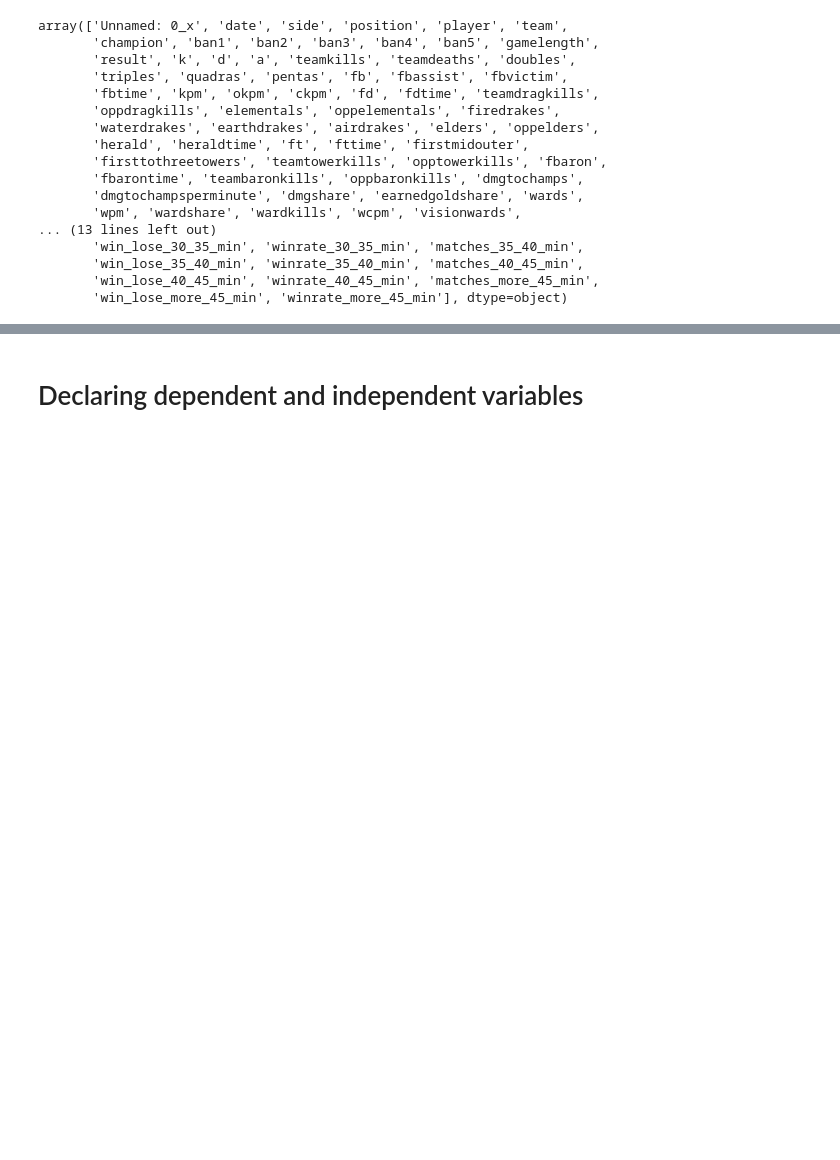
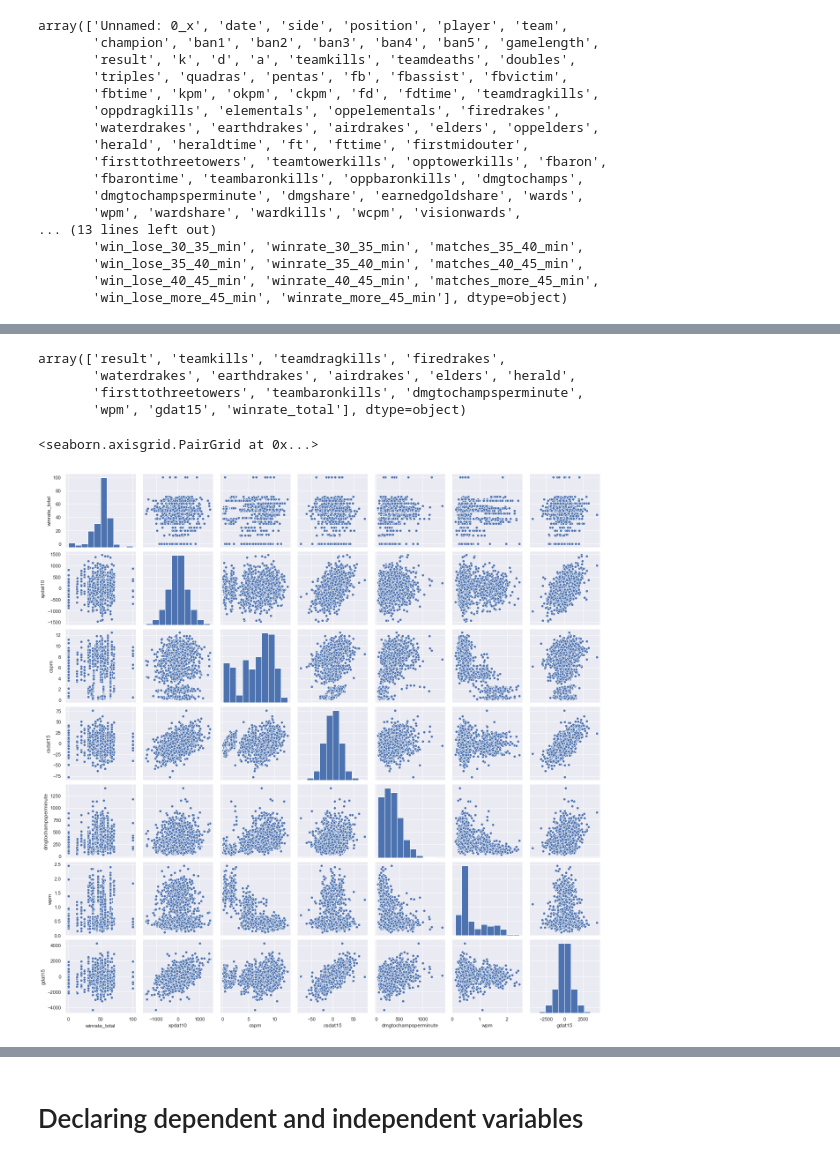
Before and after one commit to devin-cao/LoL-2019-World-Championship, a Jupyter notebook: League of Legends 2019 Worlds Analysis.ipynb, the cells around one changed output, grey strips where cells are left out. Drawn from its saved outputs; the diff is of its cells as text; code cells hidden in the pictures; blank space fills up the shorter version.

```diff
--- a/League of Legends 2019 Worlds Analysis.ipynb
+++ b/League of Legends 2019 Worlds Analysis.ipynb
@@ -93,14 +130,7 @@ array(['Unnamed: 0_x', 'date', 'side', 'position', 'player', 'team',
 # %%
 #Dropping unwanted data columns
 data = data.drop(['Unnamed: 0_x', 'date', 'ban1', 'ban2', 'ban3', 'ban4', 'ban5', 'fbassist', 'fbvictim',
-       'fbtime', 'kpm', 'okpm', 'ckpm', 'fd', 'fdtime', 'elementals', 'oppelementals', 'oppelders',
-       'herald', 'heraldtime', 'ft', 'fttime', 'firstmidouter',
-       'firsttothreetowers',
-       'fbarontime', 'wcpm', 'visionwards', 'visiblewardclearrate', 'invisiblewardclearrate', 'earnedgpm', 'goldspent', 'gspd',
-       'monsterkills', 'monsterkillsownjungle', 'monsterkillsenemyjungle',
-       'cspm', 'goldat10', 'oppgoldat10', 'gdat10',
-       'oppgoldat15', 'gdat15', 'xpat10', 'oppxpat10', 'xpdat10',
-       'csat10', 'oppcsat10', 'csdat10', 'csat15', 'oppcsat15', 'csdat15',
+       'fbtime', 'kpm', 'okpm', 'ckpm', 'fd', 'fdtime',
        'Unnamed: 0_y',
        'matches_less_25_min', 'win_lose_less_25_min',
        'winrate_less_25_min', 'matches_25_to_30_min',
@@ -181,0 +307,15 @@ plt.show()
+# %%
+#Separating numerical data to visualize
+num_col = data_clean.select_dtypes(exclude = ['object']).columns
+data_clean[num_col].columns.values
+# %% [output]
+array(['result', 'teamkills', 'teamdragkills', 'firedrakes',
+       'waterdrakes', 'earthdrakes', 'airdrakes', 'elders', 'herald',
+       'firsttothreetowers', 'teambaronkills', 'dmgtochampsperminute',
+       'wpm', 'gdat15', 'winrate_total'], dtype=object)
+# %%
+sns.pairplot(data[['winrate_total','xpdat10','cspm','csdat15','dmgtochampsperminute',
+       'wpm', 'gdat15']])
+# %% [output]
+<seaborn.axisgrid.PairGrid at 0x...>
+[figure, added]
```
Also changed, not shown: parts of 44 cells of this notebook.
